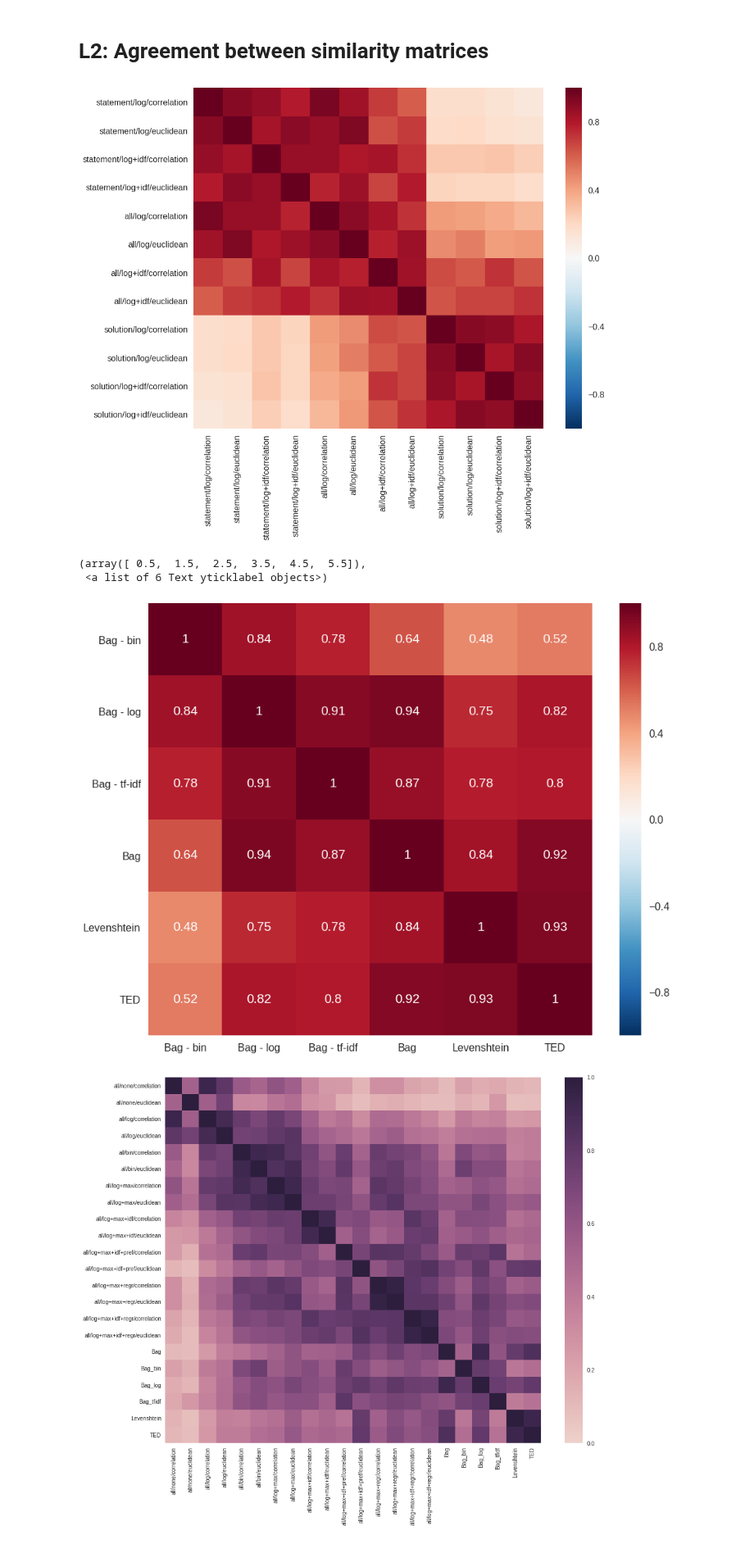
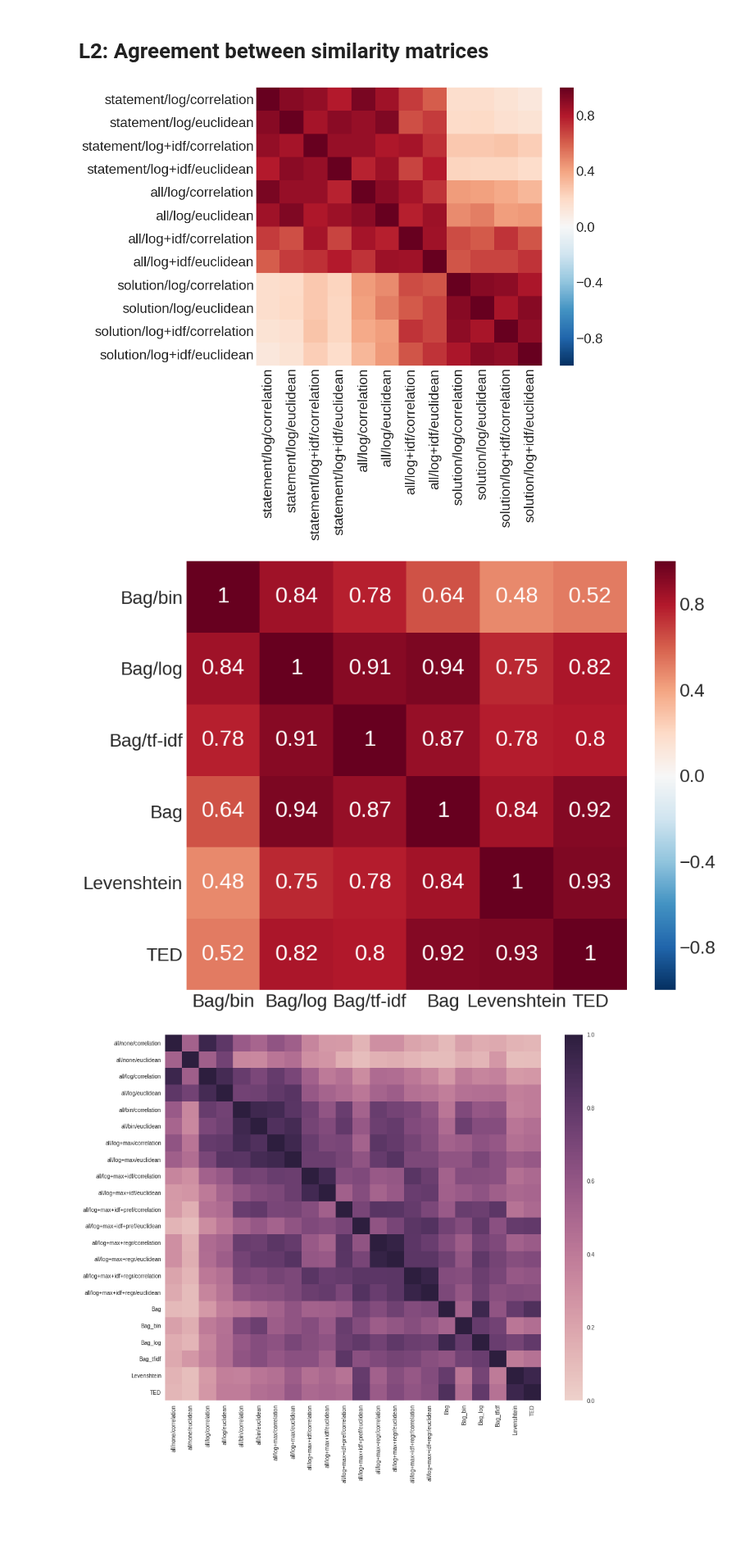
Before and after one commit to adaptive-learning/flocs-analyses, a Jupyter notebook: item_similarity/2018_01_09_agreement_between_measures.ipynb, the cells around one changed output. Shown at 82% size. Saved outputs shown, nothing was run; the diff lists cells and outputs as text; code cells hidden in the pictures; blank space fills up the shorter version.

```diff
--- a/item_similarity/2018_01_09_agreement_between_measures.ipynb
+++ b/item_similarity/2018_01_09_agreement_between_measures.ipynb
@@ -324,53 +324,59 @@ def show_agreement_matrix(agreement_fn, matrices=similarity_matrices):
     #cmap = sns.cubehelix_palette(as_cmap=True)
     #sns.heatmap(agreements, annot=False, cmap=cmap, vmin=0)
     annot = len(matrices) <= 8
-    sns.heatmap(agreements, cmap='RdBu_r', annot=annot, vmin=-1, vmax=1)
+    return sns.heatmap(agreements, cmap='RdBu_r', annot=annot, vmin=-1, vmax=1)
 
 
 def show_agreement_matrix_for(settings):
     selected_matrices = OrderedDict()
     for setting in settings:
         selected_matrices[setting] = similarity_matrices[setting]
-    show_agreement_matrix(pearson, selected_matrices)
+    return show_agreement_matrix(pearson, selected_matrices)
 
 
-sns.set_context('poster')
-show_agreement_matrix_for([
-    'statement/log/correlation',
-    'statement/log/euclidean',
-    'statement/log+idf/correlation',
-    'statement/log+idf/euclidean',
-    'all/log/correlation',
-    'all/log/euclidean',
-    'all/log+idf/correlation',
-    'all/log+idf/euclidean',
-    'solution/log/correlation',
-    'solution/log/euclidean',
-    'solution/log+idf/correlation',
-    'solution/log+idf/euclidean',
-])
+with sns.plotting_context('paper', font_scale=4.0):
+    plot = show_agreement_matrix_for([
+        'statement/log/correlation',
+        'statement/log/euclidean',
+        'statement/log+idf/correlation',
+        'statement/log+idf/euclidean',
+        'all/log/correlation',
+        'all/log/euclidean',
+        'all/log+idf/correlation',
+        'all/log+idf/euclidean',
+        'solution/log/correlation',
+        'solution/log/euclidean',
+        'solution/log+idf/correlation',
+        'solution/log+idf/euclidean',
+    ])
+    fig = plot.get_figure()
+    fig.savefig('robomise-corr-measures2.pdf', bbox_inches='tight')
+    #plt.tight_layout()
+    #plt.savefig('robomise-corr-measures2.pdf')
 # %% [output]
-[figure, old version]
+[figure, new version]
 # %%
 # make some aliases
-similarity_matrices['Bag - bin'] = similarity_matrices['solution/bin/euclidean']
-similarity_matrices['Bag - log'] = similarity_matrices['solution/log/euclidean']
-similarity_matrices['Bag - tf-idf'] = similarity_matrices['solution/log+idf/euclidean']
+similarity_matrices['Bag/bin'] = similarity_matrices['solution/bin/euclidean']
+similarity_matrices['Bag/log'] = similarity_matrices['solution/log/euclidean']
+similarity_matrices['Bag/tf-idf'] = similarity_matrices['solution/log+idf/euclidean']
 similarity_matrices['Bag'] = similarity_matrices['solution/none/euclidean']
 
-show_agreement_matrix_for([
-    'Bag - bin',
-    'Bag - log',
-    'Bag - tf-idf',
-    'Bag',
-    'Levenshtein',
-    'TED',
-])
-plt.yticks(rotation=0)
+
+with sns.plotting_context('paper', font_scale=3.5):
+    plot = show_agreement_matrix_for([
+        'Bag/bin',
+        'Bag/log',
+        'Bag/tf-idf',
+        'Bag',
+        'Levenshtein',
+        'TED',
+    ])
+    plt.yticks(rotation=0)
+    fig = plot.get_figure()
+    fig.savefig('robomise-corr-measures3.pdf', bbox_inches='tight')
 # %% [output]
-(array([ 0.5,  1.5,  2.5,  3.5,  4.5,  5.5]),
- <a list of 6 Text yticklabel objects>)
-[figure, old version]
+[figure, new version]
 # %%
 show_agreement_matrix(pearson, matrices=similarity_matrices2)
 # %% [output]
```
Also changed, not shown: 1 other file.
